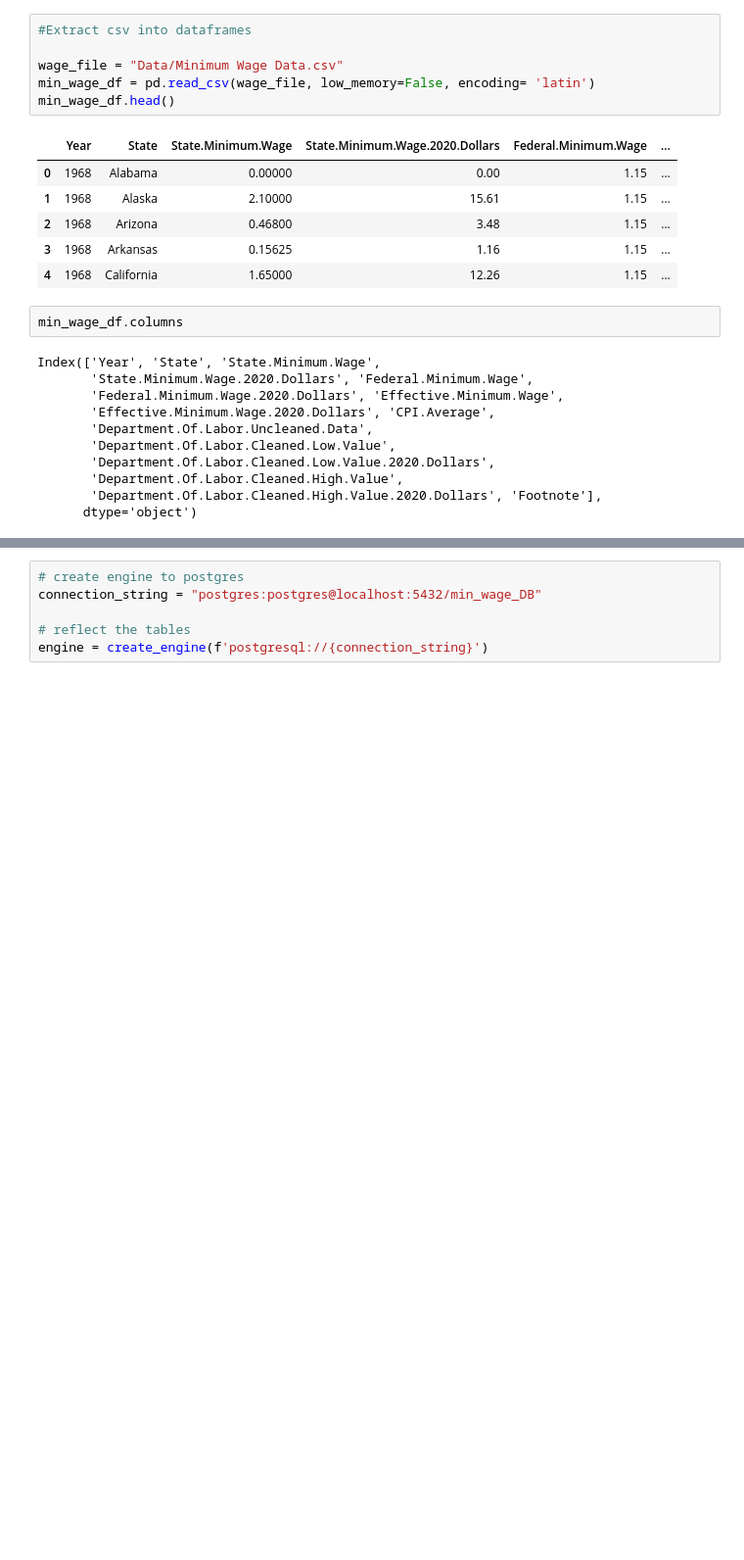
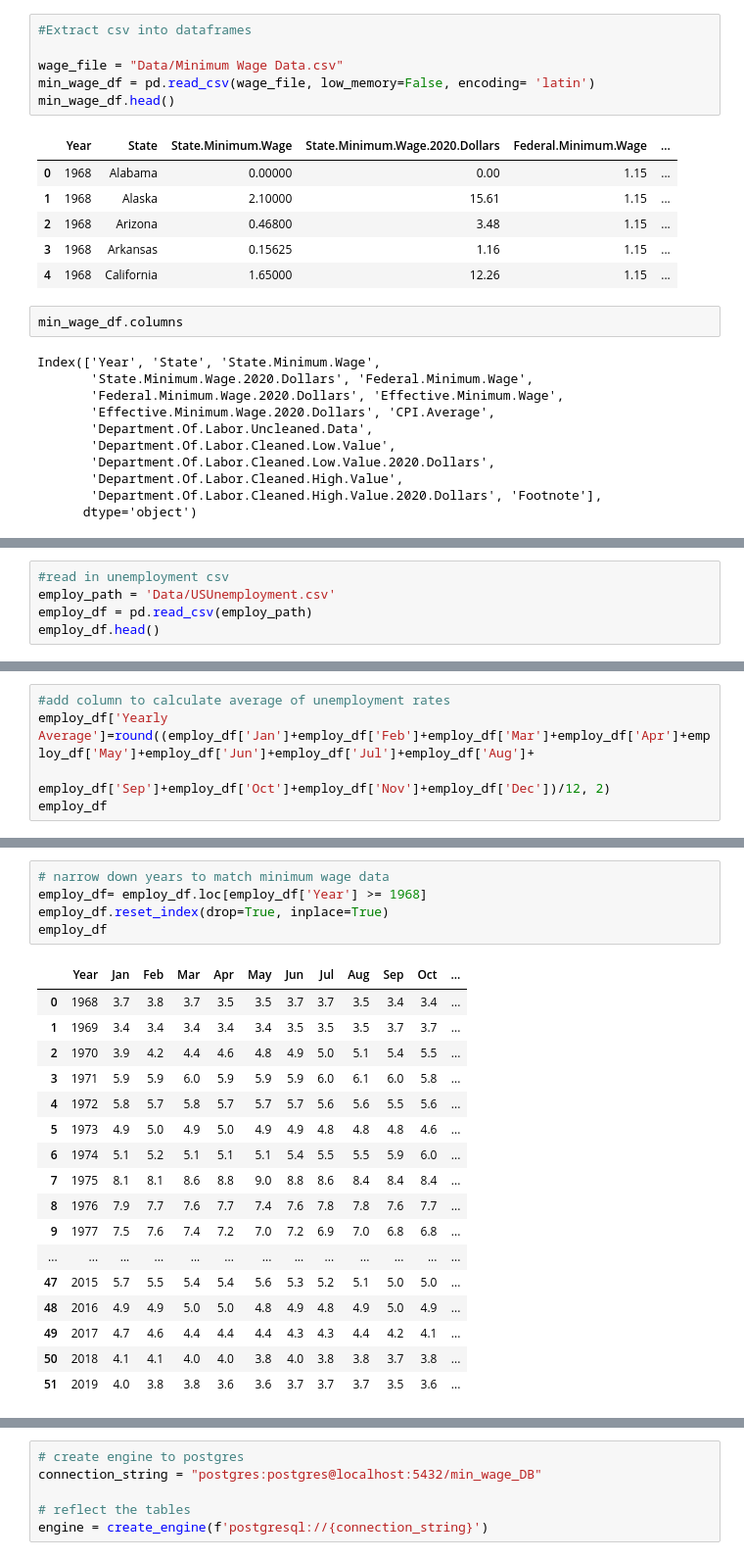
Before and after one commit to Corters22/minimum_wage, a Jupyter notebook: clean_data.ipynb, the cells around one changed output, grey strips where cells are left out. Shown: that part at 98% size. Cells and saved outputs as stored; diff of their text form; blank space fills up the shorter version.

Commit message:
cleaned data and added to tables in sql

```diff
--- a/clean_data.ipynb
+++ b/clean_data.ipynb
@@ -104,0 +215,5 @@ state_educ_df = state_educ_df
+# %%
+#read in unemployment csv
+employ_path = 'Data/USUnemployment.csv'
+employ_df = pd.read_csv(employ_path)
+employ_df.head()
@@ -104,0 +227,5 @@ state_educ_df = state_educ_df
+# %%
+#add column to calculate average of unemployment rates
+employ_df['Yearly Average']=round((employ_df['Jan']+employ_df['Feb']+employ_df['Mar']+employ_df['Apr']+employ_df['May']+employ_df['Jun']+employ_df['Jul']+employ_df['Aug']+
+                    employ_df['Sep']+employ_df['Oct']+employ_df['Nov']+employ_df['Dec'])/12, 2)
+employ_df
@@ -104,0 +246,23 @@ state_educ_df = state_educ_df
+# %%
+# narrow down years to match minimum wage data
+employ_df= employ_df.loc[employ_df['Year'] >= 1968]
+employ_df.reset_index(drop=True, inplace=True)
+employ_df
+# %% [output]
+|  | Year | Jan | Feb | Mar | Apr | May | Jun | Jul | Aug | Sep | Oct | ... |
+| 0 | 1968 | 3.7 | 3.8 | 3.7 | 3.5 | 3.5 | 3.7 | 3.7 | 3.5 | 3.4 | 3.4 | ... |
+| 1 | 1969 | 3.4 | 3.4 | 3.4 | 3.4 | 3.4 | 3.5 | 3.5 | 3.5 | 3.7 | 3.7 | ... |
+| 2 | 1970 | 3.9 | 4.2 | 4.4 | 4.6 | 4.8 | 4.9 | 5.0 | 5.1 | 5.4 | 5.5 | ... |
+| 3 | 1971 | 5.9 | 5.9 | 6.0 | 5.9 | 5.9 | 5.9 | 6.0 | 6.1 | 6.0 | 5.8 | ... |
+| 4 | 1972 | 5.8 | 5.7 | 5.8 | 5.7 | 5.7 | 5.7 | 5.6 | 5.6 | 5.5 | 5.6 | ... |
+| 5 | 1973 | 4.9 | 5.0 | 4.9 | 5.0 | 4.9 | 4.9 | 4.8 | 4.8 | 4.8 | 4.6 | ... |
+| 6 | 1974 | 5.1 | 5.2 | 5.1 | 5.1 | 5.1 | 5.4 | 5.5 | 5.5 | 5.9 | 6.0 | ... |
+| 7 | 1975 | 8.1 | 8.1 | 8.6 | 8.8 | 9.0 | 8.8 | 8.6 | 8.4 | 8.4 | 8.4 | ... |
+| 8 | 1976 | 7.9 | 7.7 | 7.6 | 7.7 | 7.4 | 7.6 | 7.8 | 7.8 | 7.6 | 7.7 | ... |
+| 9 | 1977 | 7.5 | 7.6 | 7.4 | 7.2 | 7.0 | 7.2 | 6.9 | 7.0 | 6.8 | 6.8 | ... |
+| ... | ... | ... | ... | ... | ... | ... | ... | ... | ... | ... | ... | ... |
+| 47 | 2015 | 5.7 | 5.5 | 5.4 | 5.4 | 5.6 | 5.3 | 5.2 | 5.1 | 5.0 | 5.0 | ... |
+| 48 | 2016 | 4.9 | 4.9 | 5.0 | 5.0 | 4.8 | 4.9 | 4.8 | 4.9 | 5.0 | 4.9 | ... |
+| 49 | 2017 | 4.7 | 4.6 | 4.4 | 4.4 | 4.4 | 4.3 | 4.3 | 4.4 | 4.2 | 4.1 | ... |
+| 50 | 2018 | 4.1 | 4.1 | 4.0 | 4.0 | 3.8 | 4.0 | 3.8 | 3.8 | 3.7 | 3.8 | ... |
+| 51 | 2019 | 4.0 | 3.8 | 3.8 | 3.6 | 3.6 | 3.7 | 3.7 | 3.7 | 3.5 | 3.6 | ... |
```
Also changed, not shown: parts of 21 cells of this notebook.
